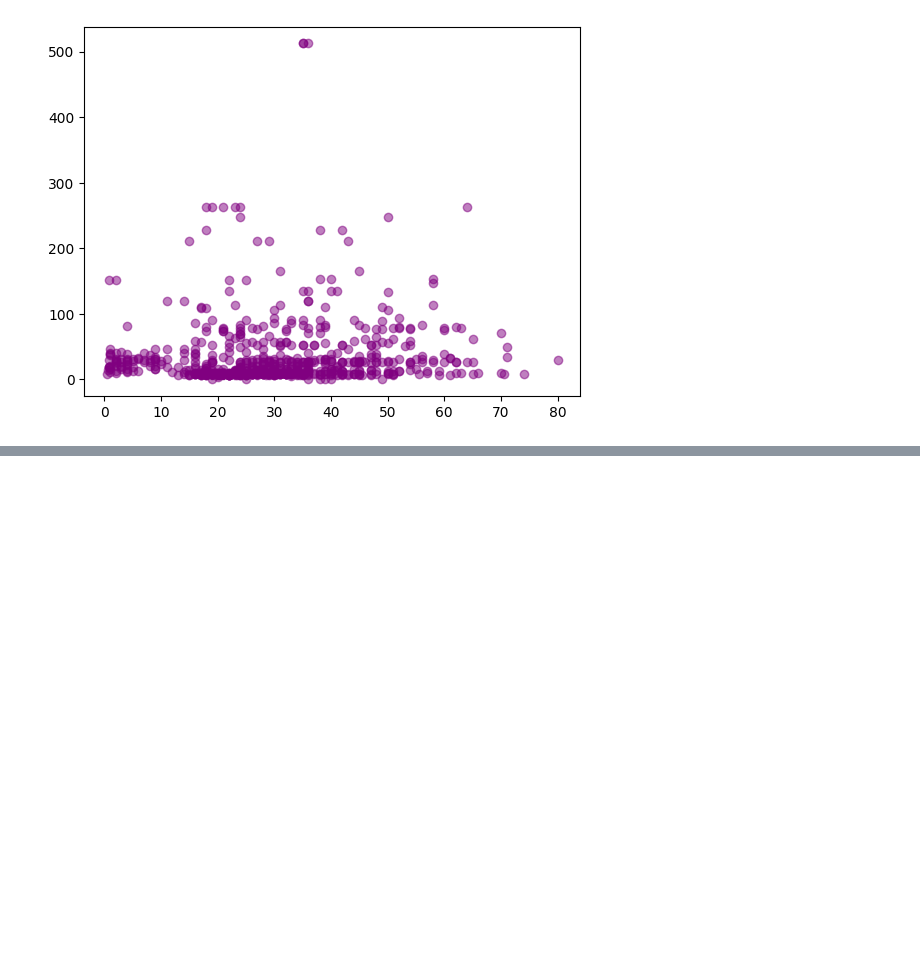
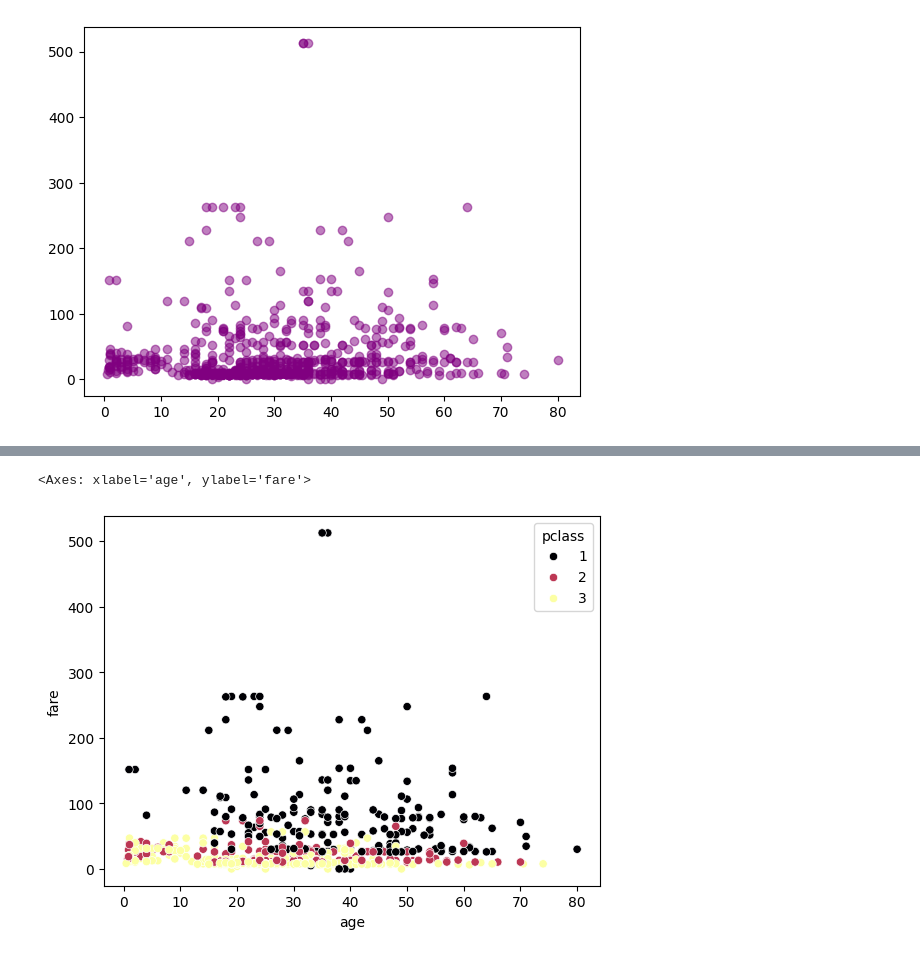
Before and after one commit to qasim697/python_ka_chilla, a Jupyter notebook: day_11/plot.ipynb, the cells around one changed output, grey strips where cells are left out. Saved outputs shown, nothing was run; the diff lists cells and outputs as text; code cells hidden in the pictures; blank space fills up the shorter version.

```diff
--- a/day_11/plot.ipynb
+++ b/day_11/plot.ipynb
@@ -79,0 +78,5 @@ viridis
+# %%
+sns.scatterplot(x='ag)e', y='fare', hue='pclass', data=kashti, palette='inferno'
+# %% [output]
+<Axes: xlabel='age', ylabel='fare'>
+[figure, added]
```
Also changed, not shown: parts of 8 cells of this notebook.
